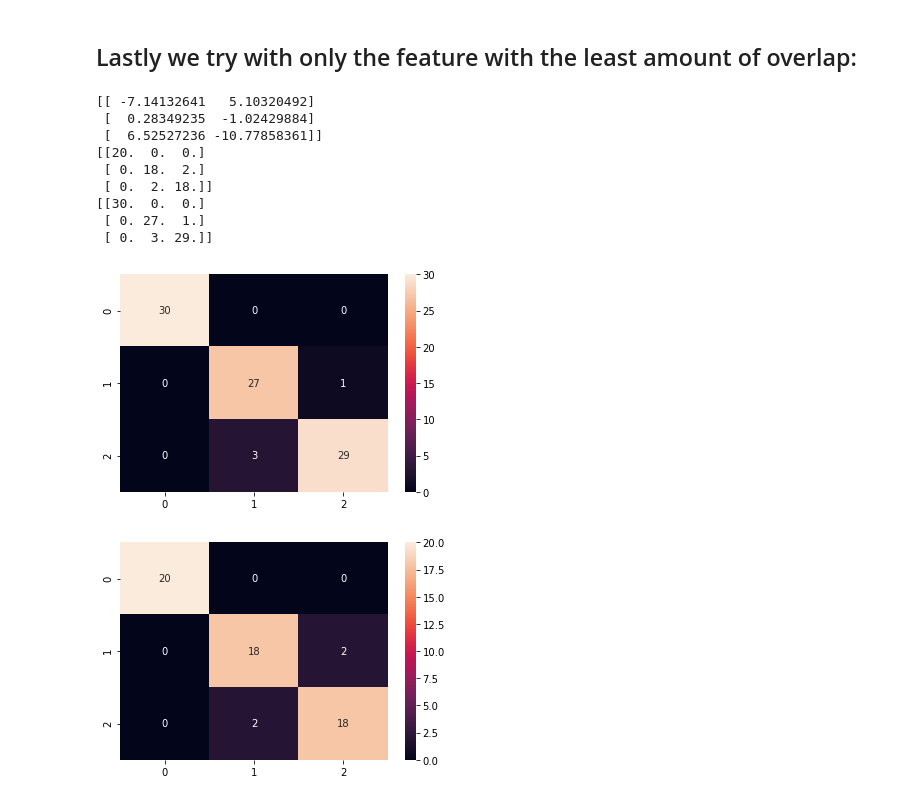
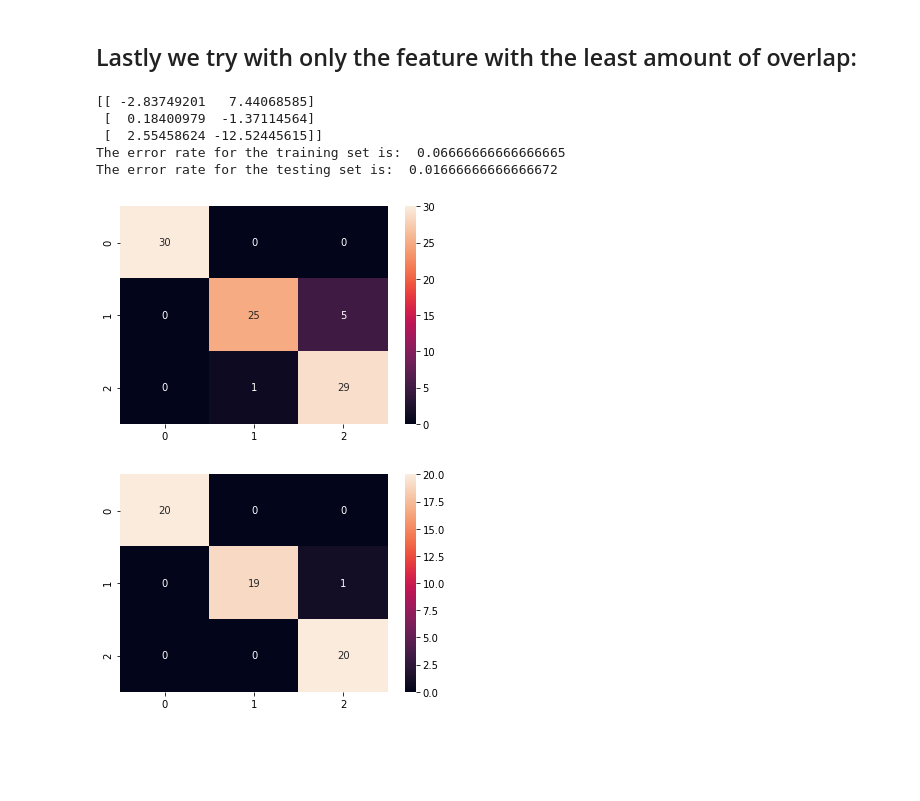
Before and after one commit to emilhaugstvedt/TTK4275, a Jupyter notebook: IRIS/iris-notebook.ipynb, the cells around one changed output. Drawn from its saved outputs; the diff is of its cells as text; code cells hidden in the pictures; blank space fills up the shorter version.

```diff
--- a/IRIS/iris-notebook.ipynb
+++ b/IRIS/iris-notebook.ipynb
@@ -73,7 +73,7 @@ def trainingClassifier(numIterations, alpha, training):
 
     for _ in range(numIterations):
         W_prev = W
-        grad_MSE = np.zeros((3,F+1))
+        grad_MSE = np.zeros((C,F+1))
         for k in range(len(training[0])):
                 for x, tk in zip(training, target):
                         xk = np.append(x[k], 1)
@@ -94,7 +94,7 @@ def confusionMatrix(W, samples, figureNum):
                         gk = sigmoid(W@xk)
                         gk = gk.reshape(C, 1)
                         label = np.argmax(gk, axis=0)
-                        confusion[label,k] += 1
+                        confusion[k,label] += 1
         plt.figure(figureNum)
         sn.heatmap(confusion, annot = True)
         return confusion
@@ -270,32 +286,34 @@ print(confusionTraining)
 Lastly we try with only the feature with the least amount of overlap:
 ---------
 # %%
-training1 = np.delete(class1[0:30], [0,1,2], axis=1)
-training2 = np.delete(class2[0:30], [0,1,2], axis=1)
-training3 = np.delete(class3[0:30], [0,1,2], axis=1)
+numIterations = 5000 # Number of iterations
+alpha = 0.01 # Step length
+
+training1 = np.delete(class1[0:30], [0,1,3], axis=1)
+training2 = np.delete(class2[0:30], [0,1,3], axis=1)
+training3 = np.delete(class3[0:30], [0,1,3], axis=1)
 training = [training1, training2, training3]
 
-testing1 = np.delete(class1[30:50], [0,1,2], axis=1)
-testing2 = np.delete(class2[30:50], [0,1,2], axis=1)
-testing3 = np.delete(class3[30:50], [0,1,2], axis=1)
+testing1 = np.delete(class1[30:50], [0,1,3], axis=1)
+testing2 = np.delete(class2[30:50], [0,1,3], axis=1)
+testing3 = np.delete(class3[30:50], [0,1,3], axis=1)
 testing = [testing1, testing2, testing3]
 
 W = trainingClassifier(numIterations, alpha, training)
 print(W)
 
 confusionTraining = confusionMatrix(W, training, 1)
-print(confusionTesting)
 confusionTesting = confusionMatrix(W, testing, 2)
-print(confusionTraining)
+
+errorRateTraining = 1-np.trace(confusionTraining)/(len(training[0])*len(training))
+print("The error rate for the training set is: ", errorRateTraining)
+errorRateTesting = 1-np.trace(confusionTesting)/(len(testing[0])*len(testing))
+print("The error rate for the testing set is: ", errorRateTesting)
 # %% [output]
-[[ -7.14132641   5.10320492]
- [  0.28349235  -1.02429884]
- [  6.52527236 -10.77858361]]
-[[20.  0.  0.]
- [ 0. 18.  2.]
- [ 0.  2. 18.]]
-[[30.  0.  0.]
- [ 0. 27.  1.]
- [ 0.  3. 29.]]
+[[ -2.83749201   7.44068585]
+ [  0.18400979  -1.37114564]
+ [  2.55458624 -12.52445615]]
+The error rate for the training set is:  0.06666666666666665
+The error rate for the testing set is:  0.01666666666666672
-[figure, old version]
+[figure, new version]
-[figure, old version]
+[figure, new version]
```
Also changed, not shown: parts of 8 cells of this notebook, 12 other files.
